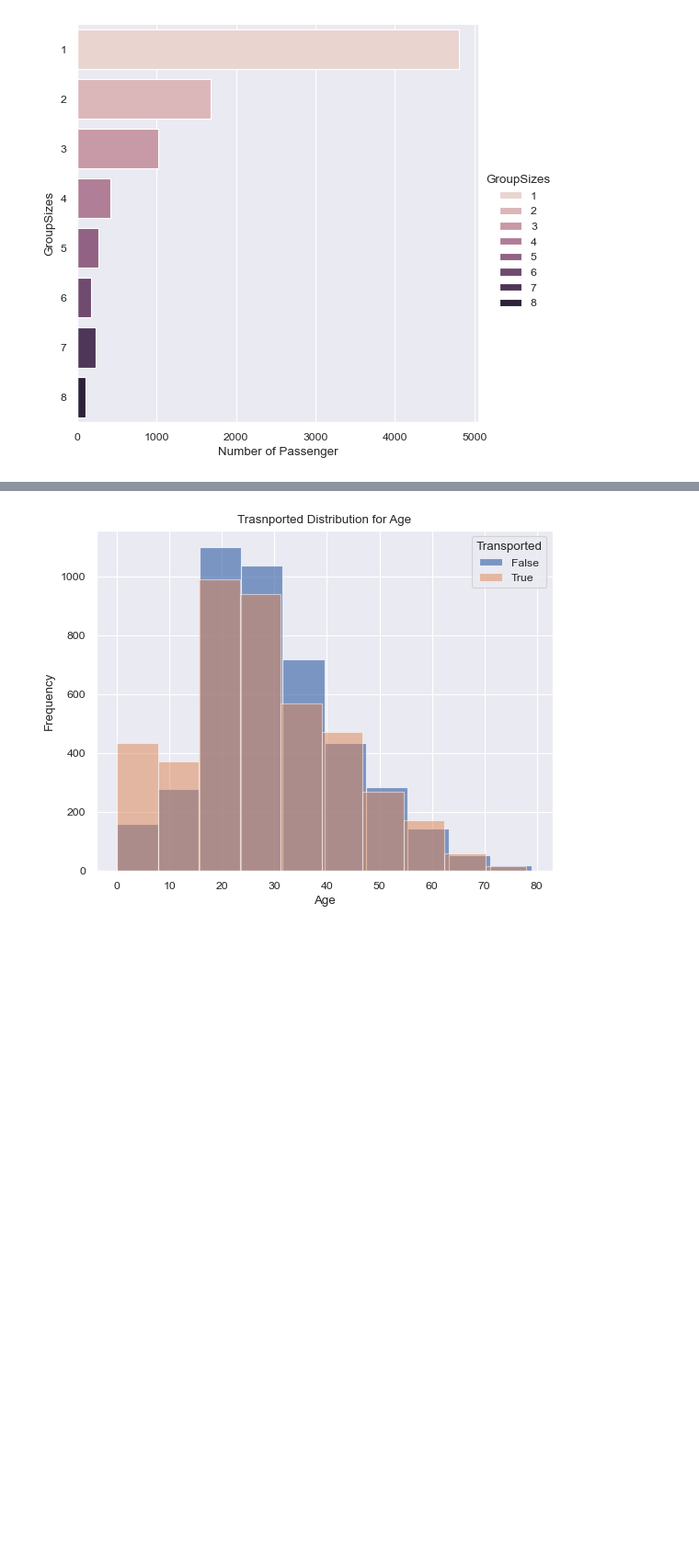
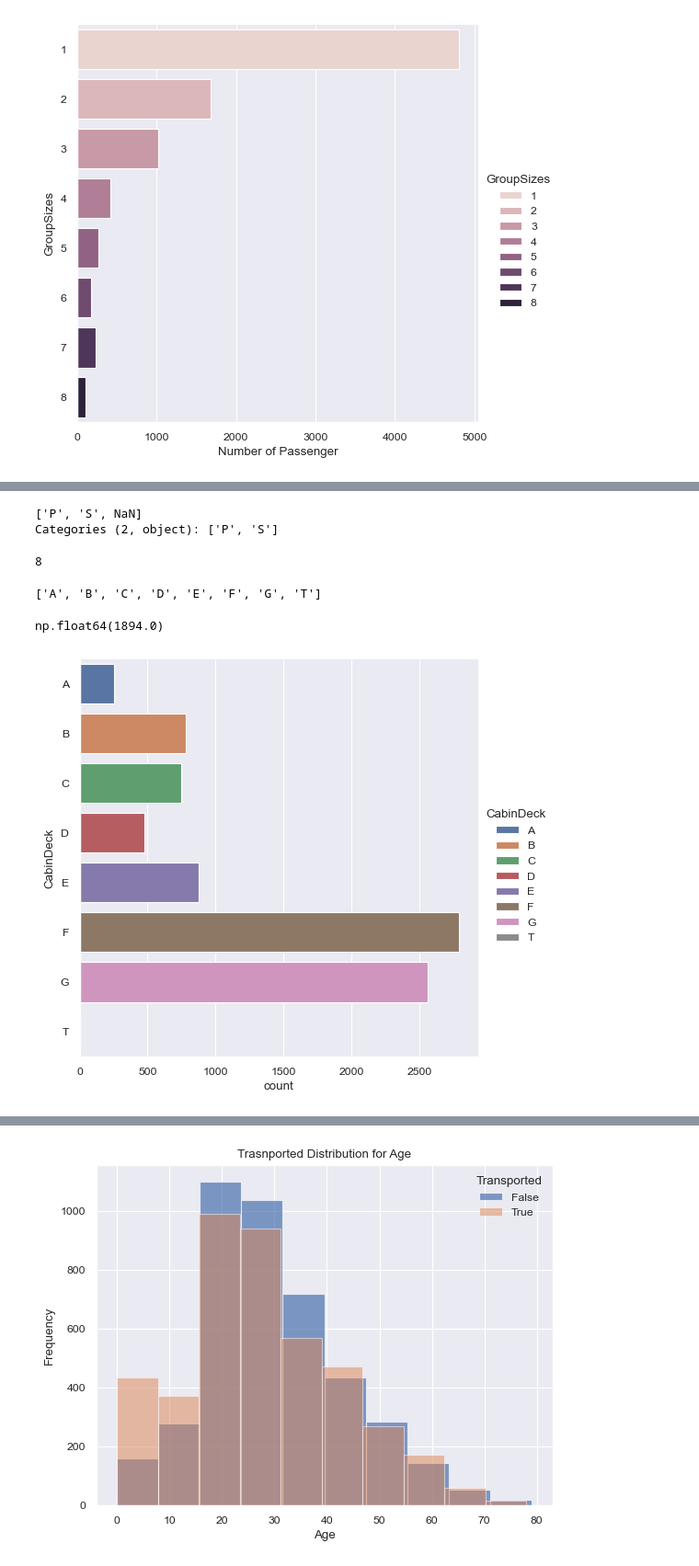
Before and after one commit to RMDS-GroupProject/spaceship_titanic, a Jupyter notebook: test.ipynb, the cells around one changed output, grey strips where cells are left out. Shown: that part at 92% size. Saved outputs shown, nothing was run; the diff lists cells and outputs as text; code cells hidden in the pictures; blank space fills up the shorter version.

```diff
--- a/test.ipynb
+++ b/test.ipynb
@@ -231,2 +247,5 @@ plt.show()
 # %%
-data["Cabin"].str.replace("/", "")
+cabin_parts = data["Cabin"].str.split("/", expand=True)
+data["CabinDeck"] = cabin_parts[0].astype('category')
+data["CabinNum"] = cabin_parts[1].apply(pd.to_numeric)
+data["CabinSide"] = cabin_parts[2].astype('category')
@@ -245,0 +261,23 @@ Name: Cabin, Length: 8693, dtype: object
+# %%
+data["CabinSide"].unique()
+# %% [output]
+['P', 'S', NaN]
+Categories (2, object): ['P', 'S']
+# %%
+data["CabinDeck"].nunique()
+# %% [output]
+8
+# %%
+sorted(data["CabinDeck"].dropna().unique())
+# %% [output]
+['A', 'B', 'C', 'D', 'E', 'F', 'G', 'T']
+# %%
+data["CabinNum"].max()
+# %% [output]
+np.float64(1894.0)
+# %%
+sns.catplot(data=data, y="CabinDeck", kind="count", hue="CabinDeck",
+            order=sorted(data["CabinDeck"].dropna().unique()))
+plt.show()
+# %% [output]
+[figure, added]
```
Also changed, not shown: parts of 12 cells of this notebook.
